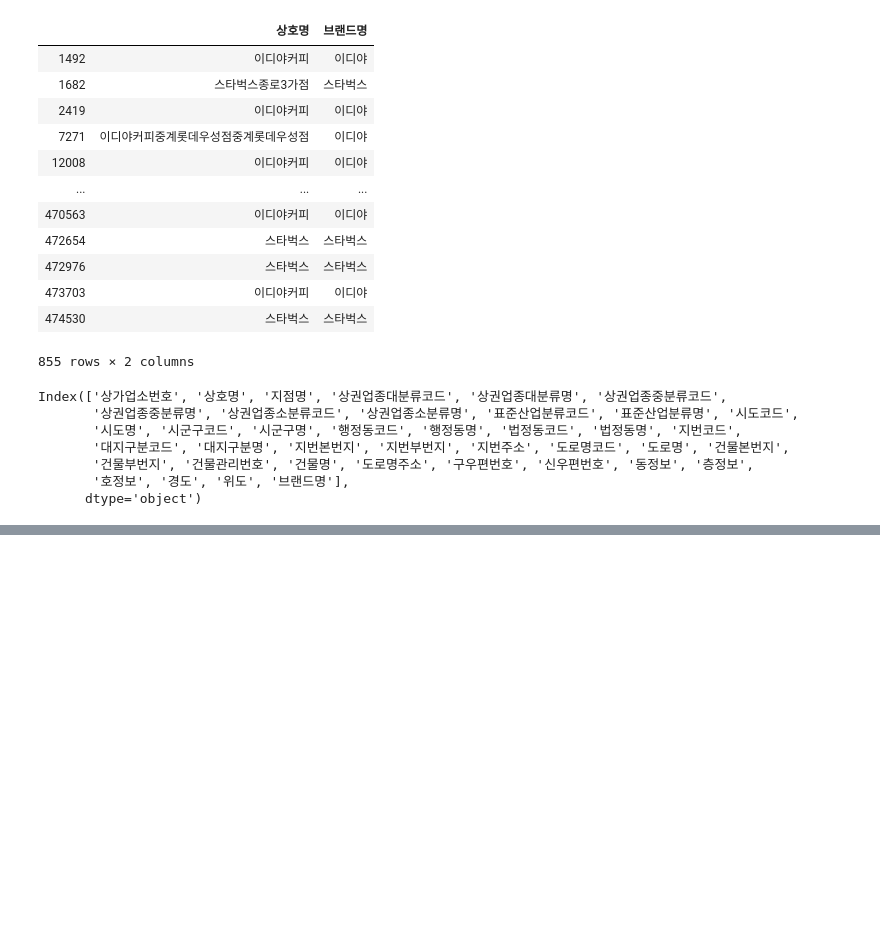
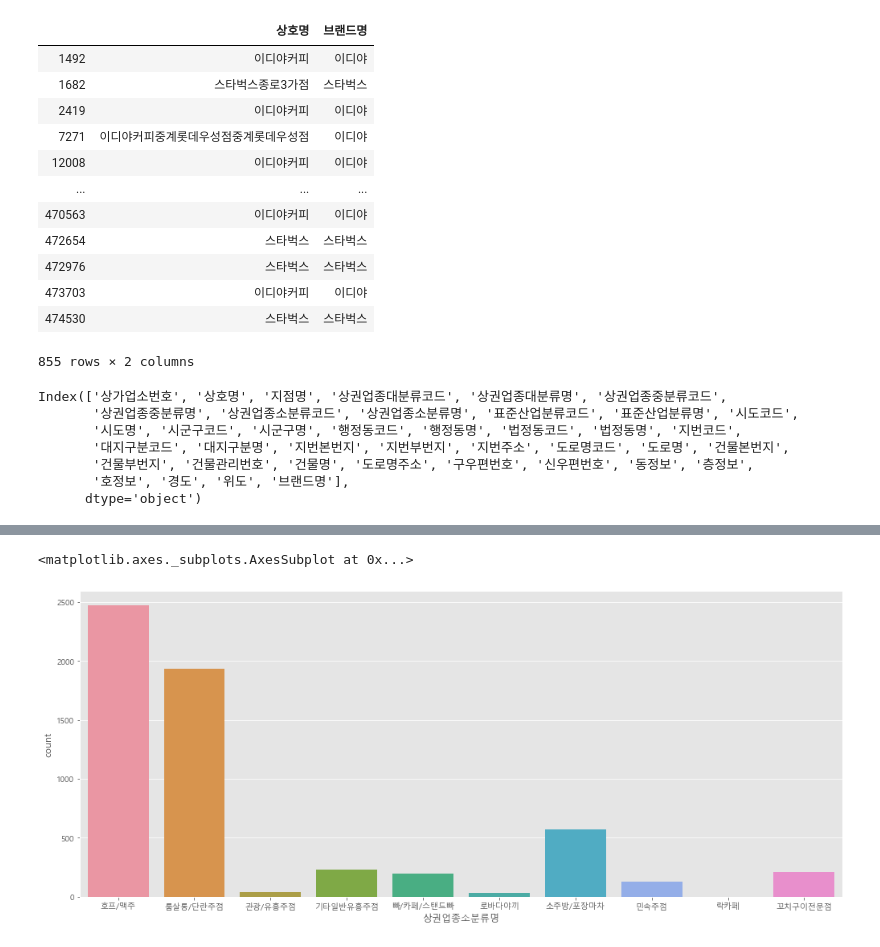
Before and after one commit to LeeJongAnn/DataScience, a Jupyter notebook: 전국 상권 데이터 분석/서울과 부산의 소상공인시장정보.ipynb, the cells around one changed output, grey strips where cells are left out. Cells and saved outputs as stored; diff of their text form; code cells hidden in the pictures; blank space fills up the shorter version.

```diff
--- a/전국 상권 데이터 분석/서울과 부산의 소상공인시장정보.ipynb
+++ b/전국 상권 데이터 분석/서울과 부산의 소상공인시장정보.ipynb
@@ -270,0 +326,3 @@ sns.relplot(data=shop_seoul_meal_best2,x='위도',y='경도',hue='브랜드명')
+# %%
+shop_busan_food_Alchol = shop_busan_food.loc[shop_busan_food['상권업종중분류명'] =='유흥주점']
+shop_busan_food_Alchol['상호명'].value_counts()
@@ -270,0 +342,9 @@ sns.relplot(data=shop_seoul_meal_best2,x='위도',y='경도',hue='브랜드명')
+# %%
+fig,axis5=plt.subplots()
+fig.set_size_inches(17,7)
+
+sns.countplot(data=shop_busan_food_Alchol,x='상권업종소분류명',ax=axis5)
+print("호프 맥주에서 가장 많이 차지하고 있는 부분은 바로 투다리와 봉구비어가 가장 많은 점포를 가지고 있다.")
+# %% [output]
+<matplotlib.axes._subplots.AxesSubplot at 0x...>
+[figure, added]
```
Also changed, not shown: parts of 11 cells of this notebook.
